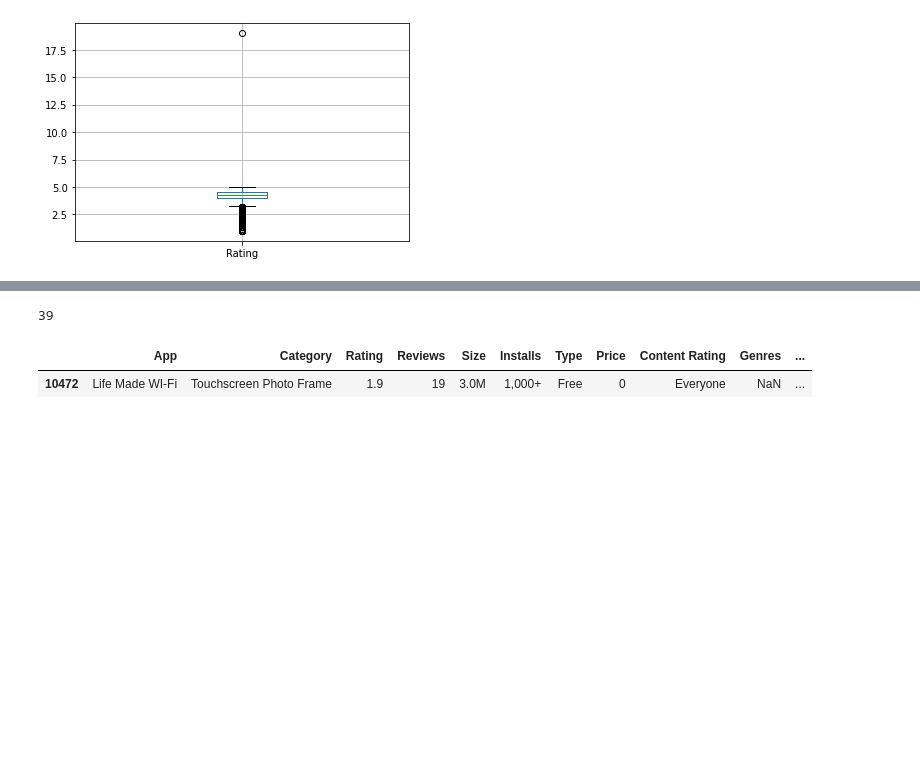
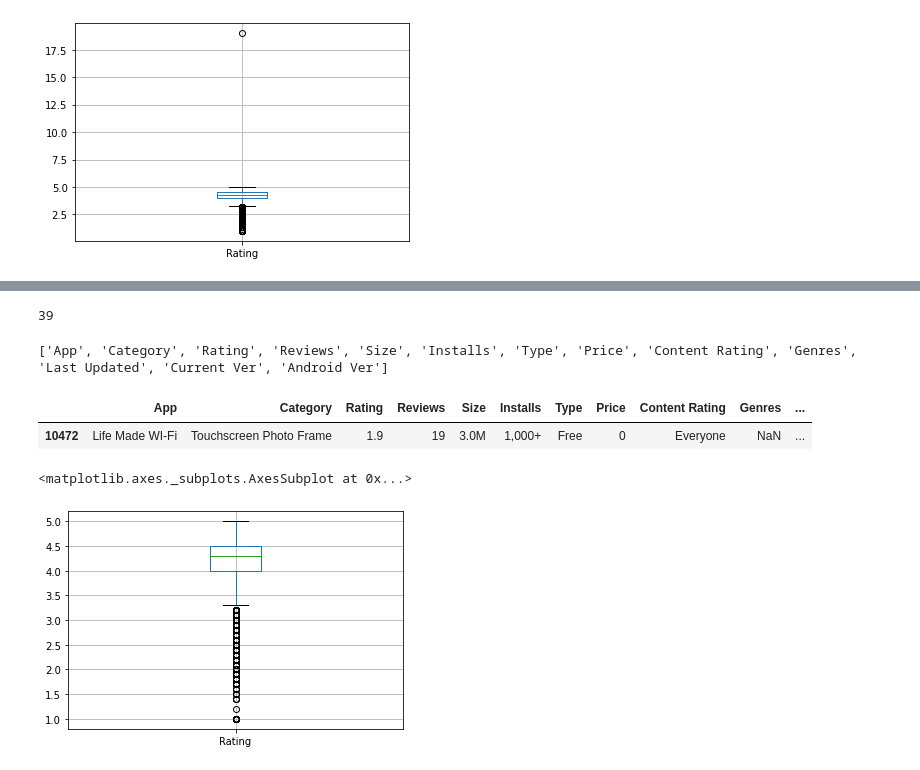
Before and after one commit to Rajashekar-Anumalla/PlayStoreAppReview_DataWrangling, a Jupyter notebook: Play_Store_App_Review_Analysis_Capstone_Project.ipynb, the cells around one changed output, grey strips where cells are left out. Drawn from its saved outputs; the diff is of its cells as text; code cells hidden in the pictures; blank space fills up the shorter version.

```diff
--- a/Play_Store_App_Review_Analysis_Capstone_Project.ipynb
+++ b/Play_Store_App_Review_Analysis_Capstone_Project.ipynb
@@ -97,32 +100,40 @@ df_copy[df_copy['Rating'] > 5]
 # %% [output]
 |  | App | Category | Rating | Reviews | Size | Installs | Type | Price | Content Rating | Genres | ... |
 | 10472 | Life Made WI-Fi Touchscreen Photo... | 1.9 | 19.0 | 3.0M | 1,000+ | Free | 0 | Everyone | NaN | February 11, 2018 | ... |
-# %%
-len(df['App'][10472])
-# %% [output]
-39
+# %%
+#to know the length of App of index 10472
+len(df['App'][10472])
+# %% [output]
+39
 # %%
 # I found in record 10472 all the field values are shifted towards left
-# so i make a try to set them and if i am unsuccessful will drop the record
+# so i made a try to set them and if i am unsuccessful will drop the record
 
 
 col = list(df.columns)
-
+print(col)
 
 idx = df_copy.index[df['Rating'] > 5].tolist()[0]
-df_copy['Rating'][idx] = df[col[1]][idx]
-df_copy[col[0]][idx] = df[col[0]][idx][0:16]
-df_copy[col[1]][idx] = df[col[0]][idx][16:40]
+df_copy.loc[idx,'Rating'] = float(df.loc[idx, col[1]])
+df_copy.loc[idx, col[0]] = df.loc[idx, col[0]][0:16]
+df_copy.loc[idx, col[1]] = df.loc[idx, col[0]][16:40]
 
 for j in range(2,len(col)-1):
-  df_copy[col[j+1]][idx] = df[col[j]][idx]
+  df_copy.loc[idx, col[j+1]] = df.loc[idx, col[j]]
 
 df_copy[idx:idx+1]
-
 
 # df_copy[col[0]][df_copy.index[df_copy['Rating'] > 5].tolist()[0]][0:16]
 # the above code in statement,
 # I had took concept help from google to get the index of particular record
 # %% [output]
+['App', 'Category', 'Rating', 'Reviews', 'Size', 'Installs', 'Type', 'Price', 'Content Rating', 'Genres', 'Last Updated', 'Current Ver', 'Android Ver']
 |  | App | Category | Rating | Reviews | Size | Installs | Type | Price | Content Rating | Genres | ... |
 | 10472 | Life Made WI-Fi | Touchscreen Photo Frame | 1.9 | 19 | 3.0M | 1,000+ | Free | 0 | Everyone | NaN | ... |
+# %%
+# let's again check whether are there any outliers
+
+df_copy.boxplot()
+# %% [output]
+<matplotlib.axes._subplots.AxesSubplot at 0x...>
+[figure, added]
```
Also changed, not shown: parts of 19 cells of this notebook.
